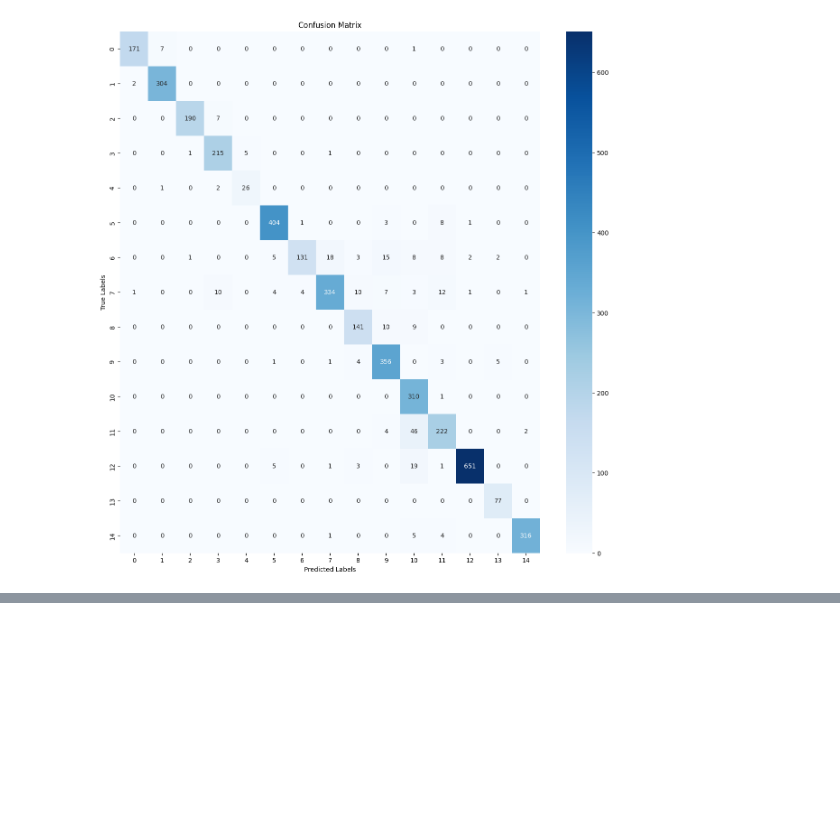
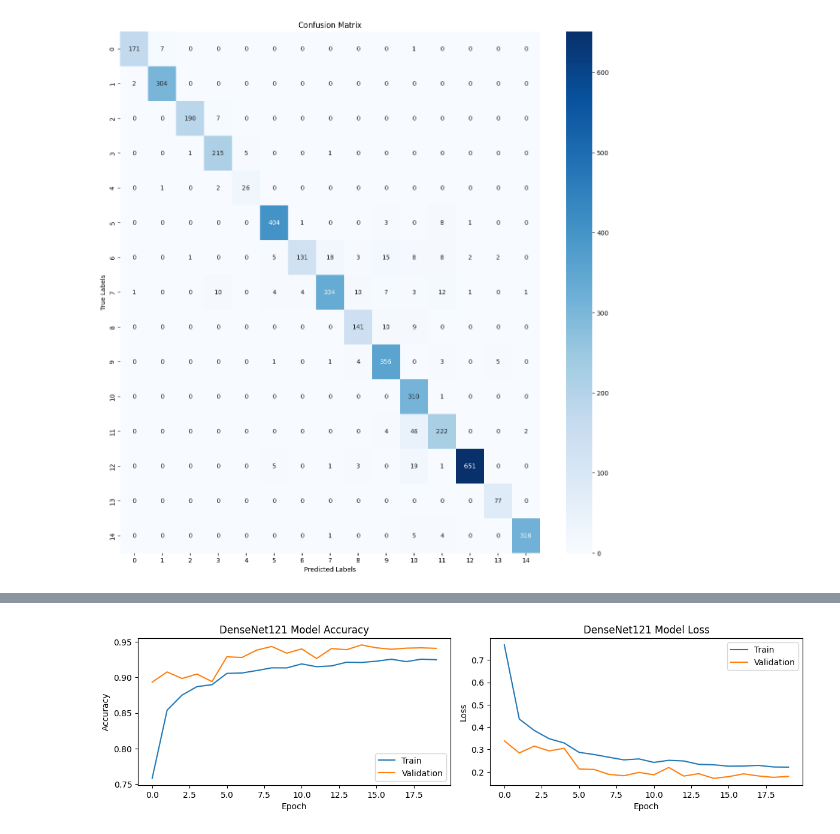
Before and after one commit to mohamed-khaledd/plant-disease-leaf-segmentation, a Jupyter notebook: Classification/Classification.ipynb, the cells around one changed output, grey strips where cells are left out. Saved outputs shown, nothing was run; the diff lists cells and outputs as text; code cells hidden in the pictures; blank space fills up the shorter version.

Commit message:
Added DenseNet121

```diff
--- a/Classification/Classification.ipynb
+++ b/Classification/Classification.ipynb
@@ -400,0 +413,9 @@ This includes:
+# %%
+DenseNet_model = Sequential([
+    base_model_1,
+    GlobalAveragePooling2D(),
+    Dense(256, activation='relu'),
+    BatchNormalization(),
+    Dropout(0.5),
+    Dense(15, activation='softmax')
+])
@@ -400,0 +446,13 @@ This includes:
+# %%
+opt = Adam(learning_rate=0.001)
+
+DenseNet_model.compile(optimizer = opt,
+                       loss = 'SparseCategoricalCrossentropy',
+                       metrics = ['accuracy'])
+# %%
+epoch = 20
+
+DenseNet_History = DenseNet_model.fit(train_augmented,
+                                      validation_data = val_augmented,
+                                      epochs = epoch,
+                                      callbacks = CALLBACKS)
@@ -400,0 +525,23 @@ This includes:
+# %%
+plt.figure(figsize=(12, 6))
+
+plt.subplot(2, 2, 3)
+plt.plot(DenseNet_History.history['accuracy'])
+plt.plot(DenseNet_History.history['val_accuracy'])
+plt.title('DenseNet121 Model Accuracy')
+plt.ylabel('Accuracy')
+plt.xlabel('Epoch')
+plt.legend(['Train', 'Validation'], loc='lower right')
+
+plt.subplot(2, 2, 4)
+plt.plot(DenseNet_History.history['loss'])
+plt.plot(DenseNet_History.history['val_loss'])
+plt.title('DenseNet121 Model Loss')
+plt.ylabel('Loss')
+plt.xlabel('Epoch')
+plt.legend(['Train', 'Validation'], loc='upper right')
+
+plt.tight_layout()
+plt.show()
+# %% [output]
+[figure, added]
```
Also changed, not shown: parts of 23 cells of this notebook.
